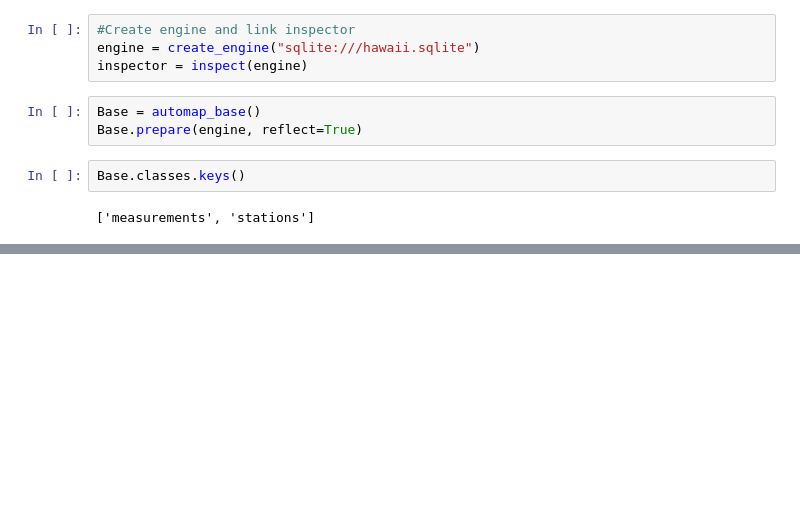
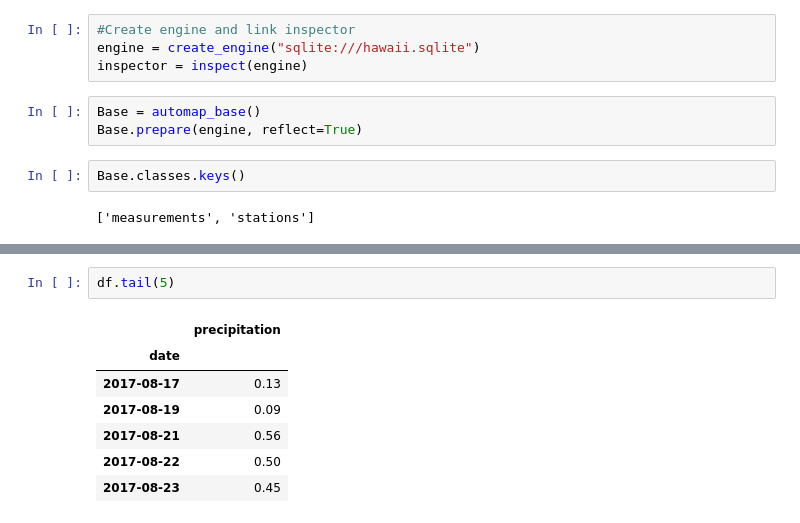
Before and after one commit to timothyyu/sql-alchemy, a Jupyter notebook: climate_analysis.ipynb, the cells around one changed output, grey strips where cells are left out. Saved outputs shown, nothing was run; the diff lists cells and outputs as text; blank space fills up the shorter version.

```diff
--- a/climate_analysis.ipynb
+++ b/climate_analysis.ipynb
@@ -39,0 +54,10 @@ ValueError: Couldn't parse datetime string: '2010-01-01'
+# %%
+df.tail(5)
+# %% [output]
+|  | precipitation |
+| date |  |
+| 2017-08-17 | 0.13 |
+| 2017-08-19 | 0.09 |
+| 2017-08-21 | 0.56 |
+| 2017-08-22 | 0.50 |
+| 2017-08-23 | 0.45 |
```
Also changed, not shown: parts of 10 cells of this notebook, 3 other files.
